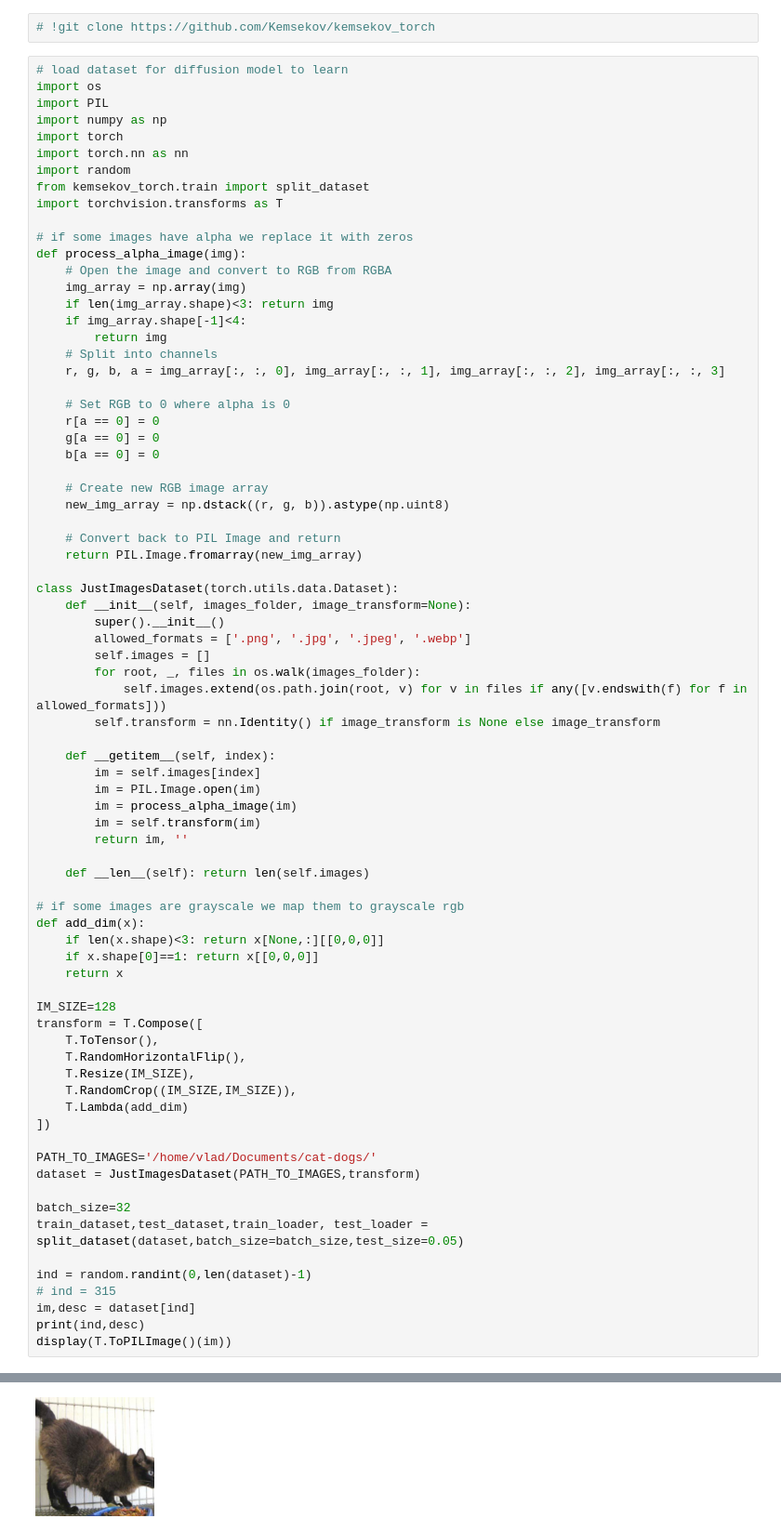
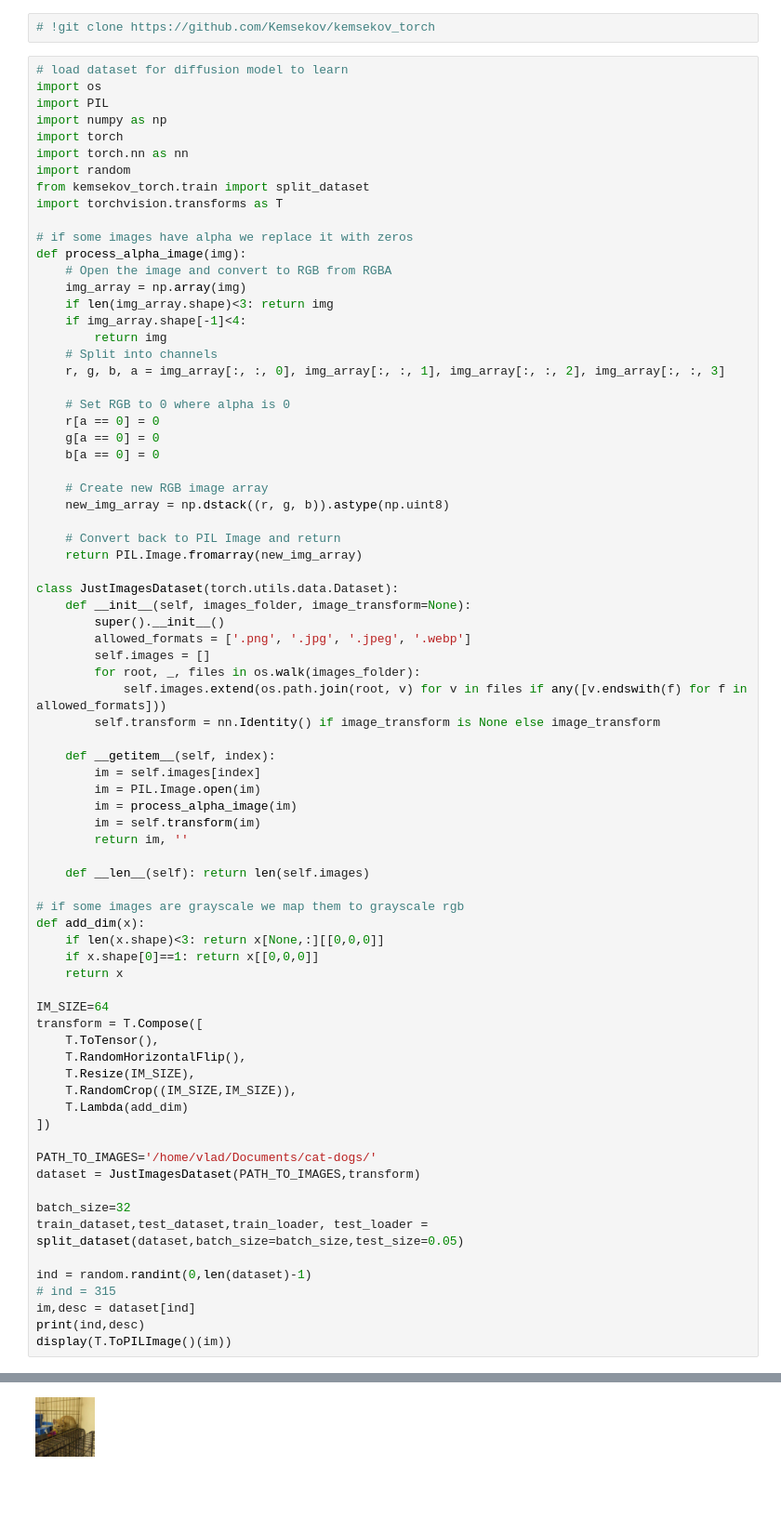
Before and after one commit to Kemsekov/Image-Diffusion, a Jupyter notebook: diffusion.ipynb, the cells around one changed output, grey strips where cells are left out. Shown at 93% size. Cells and saved outputs as stored; diff of their text form; blank space fills up the shorter version.

```diff
--- a/diffusion.ipynb
+++ b/diffusion.ipynb
@@ -56,7 +56,7 @@ def add_dim(x):
     if x.shape[0]==1: return x[[0,0,0]]
     return x
 
-IM_SIZE=128
+IM_SIZE=64
 transform = T.Compose([
     T.ToTensor(),
     T.RandomHorizontalFlip(),
@@ -81,4 +81,4 @@ display(T.ToPILImage()(im))
-[figure, old version]
+[figure, new version]
 # %%
 # define diffusion model
 from kemsekov_torch.diffusion import DiffusionUtils, sample
```
Also changed, not shown: parts of 6 cells of this notebook.
